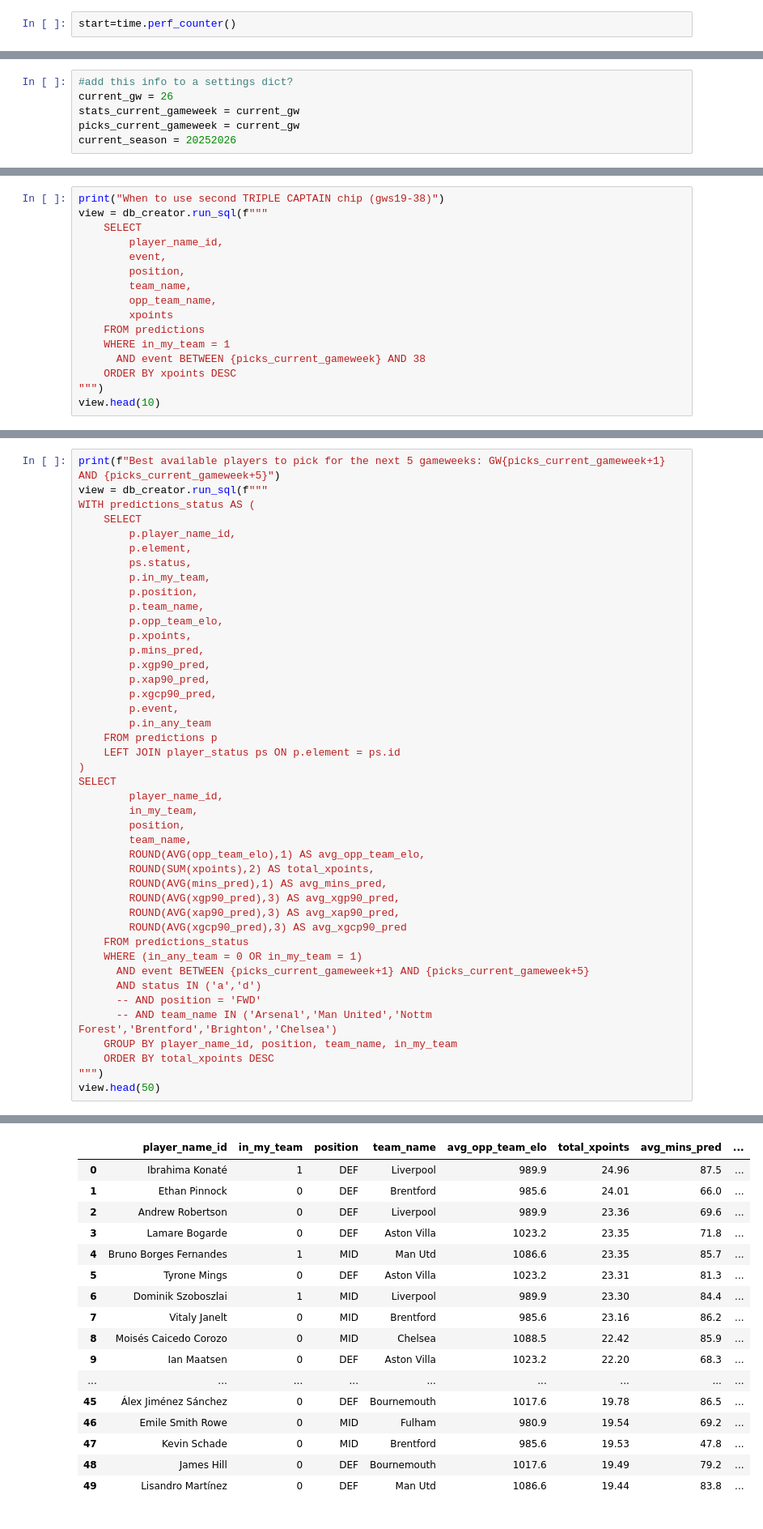
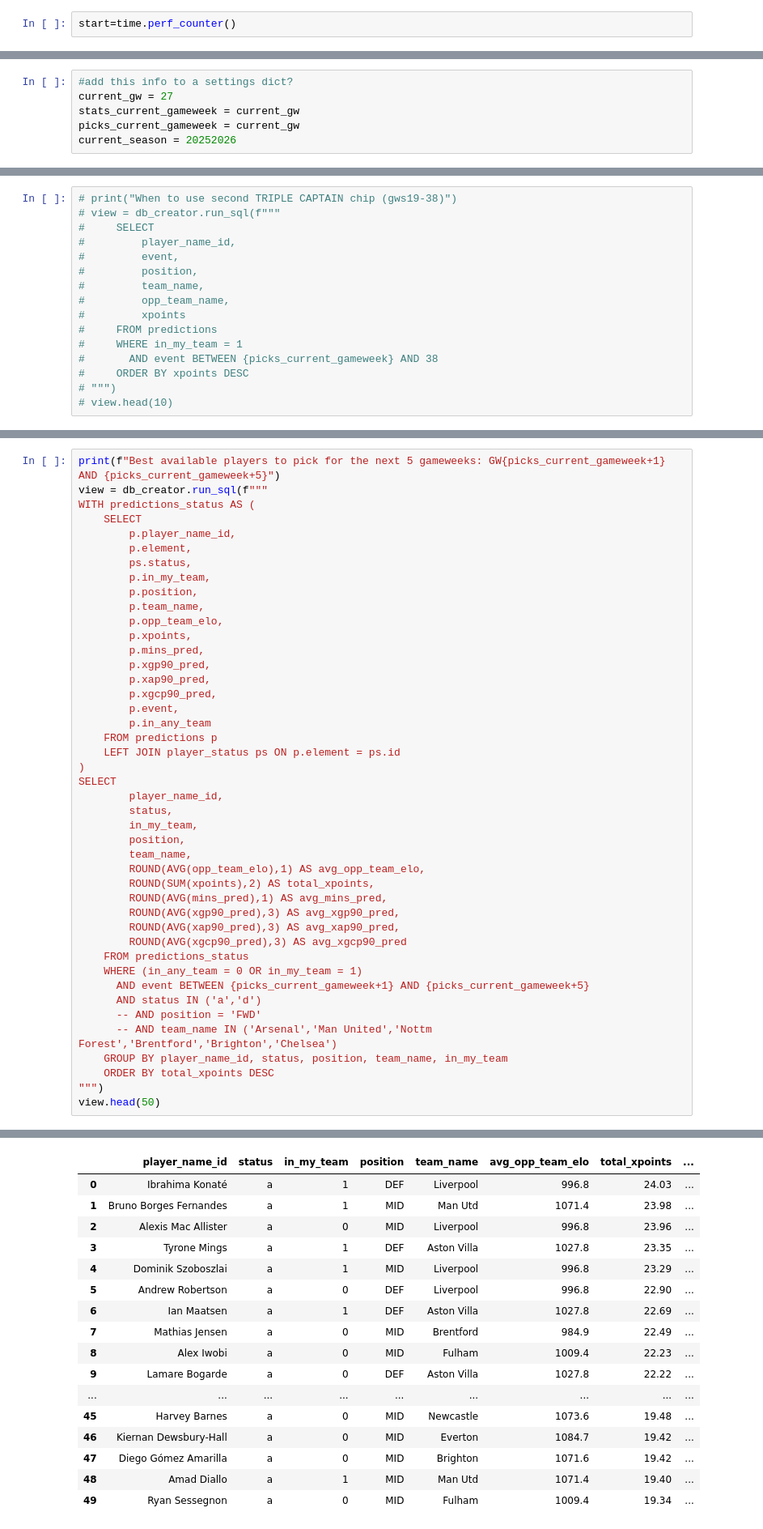
Before and after one commit to chrisimpacts/FPL-Points-Predictor, a Jupyter notebook: TRDL-Team-Analysis.ipynb, the cells around one changed output, grey strips where cells are left out. Shown at 81% size. Drawn from its saved outputs; the diff is of its cells as text.

```diff
--- a/TRDL-Team-Analysis.ipynb
+++ b/TRDL-Team-Analysis.ipynb
@@ -13,7 +13,7 @@ if __name__ == "__main__":
     fpl_engine = db_creator.get_engine_for("fpl_data_analysis")
 # %%
 #add this info to a settings dict?
-current_gw = 26
+current_gw = 27
 stats_current_gameweek = current_gw
 picks_current_gameweek = current_gw
 current_season = 20252026
@@ -148,16 +108,16 @@ Check status of available players in GW 27
 # %%
-print("When to use second TRIPLE CAPTAIN chip (gws19-38)")
-view = db_creator.run_sql(f"""
-    SELECT
-        player_name_id,
-        event,
-        position,
-        team_name,
-        opp_team_name,
-        xpoints
-    FROM predictions
-    WHERE in_my_team = 1
-      AND event BETWEEN {picks_current_gameweek} AND 38
-    ORDER BY xpoints DESC
-""")
-view.head(10)
+# print("When to use second TRIPLE CAPTAIN chip (gws19-38)")
+# view = db_creator.run_sql(f"""
+#     SELECT
+#         player_name_id,
+#         event,
+#         position,
+#         team_name,
+#         opp_team_name,
+#         xpoints
+#     FROM predictions
+#     WHERE in_my_team = 1
+#       AND event BETWEEN {picks_current_gameweek} AND 38
+#     ORDER BY xpoints DESC
+# """)
+# view.head(10)
@@ -259,6 +206,7 @@ WITH predictions_status AS (
 )
 SELECT
         player_name_id,
+        status,
         in_my_team,
         position,
         team_name,
@@ -274,7 +222,7 @@ SELECT
       AND status IN ('a','d')
       -- AND position = 'FWD'
       -- AND team_name IN ('Arsenal','Man United','Nottm Forest','Brentford','Brighton','Chelsea')
-    GROUP BY player_name_id, position, team_name, in_my_team
+    GROUP BY player_name_id, status, position, team_name, in_my_team
     ORDER BY total_xpoints DESC
 """)
 view.head(50)
@@ -283,20 +231,20 @@ Best available players to pick for the next 5 gameweeks: GW27 AND 31
-|  | player_name_id | in_my_team | position | team_name | avg_opp_team_elo | total_xpoints | avg_mins_pred | ... |
-| 0 | Ibrahima Konaté | 1 | DEF | Liverpool | 989.9 | 24.96 | 87.5 | ... |
-| 1 | Ethan Pinnock | 0 | DEF | Brentford | 985.6 | 24.01 | 66.0 | ... |
-| 2 | Andrew Robertson | 0 | DEF | Liverpool | 989.9 | 23.36 | 69.6 | ... |
-| 3 | Lamare Bogarde | 0 | DEF | Aston Villa | 1023.2 | 23.35 | 71.8 | ... |
-| 4 | Bruno Borges Fernandes | 1 | MID | Man Utd | 1086.6 | 23.35 | 85.7 | ... |
-| 5 | Tyrone Mings | 0 | DEF | Aston Villa | 1023.2 | 23.31 | 81.3 | ... |
-| 6 | Dominik Szoboszlai | 1 | MID | Liverpool | 989.9 | 23.30 | 84.4 | ... |
-| 7 | Vitaly Janelt | 0 | MID | Brentford | 985.6 | 23.16 | 86.2 | ... |
-| 8 | Moisés Caicedo Corozo | 0 | MID | Chelsea | 1088.5 | 22.42 | 85.9 | ... |
-| 9 | Ian Maatsen | 0 | DEF | Aston Villa | 1023.2 | 22.20 | 68.3 | ... |
+|  | player_name_id | status | in_my_team | position | team_name | avg_opp_team_elo | total_xpoints | ... |
+| 0 | Ibrahima Konaté | a | 1 | DEF | Liverpool | 996.8 | 24.03 | ... |
+| 1 | Bruno Borges Fernandes | a | 1 | MID | Man Utd | 1071.4 | 23.98 | ... |
+| 2 | Alexis Mac Allister | a | 0 | MID | Liverpool | 996.8 | 23.96 | ... |
+| 3 | Tyrone Mings | a | 1 | DEF | Aston Villa | 1027.8 | 23.35 | ... |
+| 4 | Dominik Szoboszlai | a | 1 | MID | Liverpool | 996.8 | 23.29 | ... |
+| 5 | Andrew Robertson | a | 0 | DEF | Liverpool | 996.8 | 22.90 | ... |
+| 6 | Ian Maatsen | a | 1 | DEF | Aston Villa | 1027.8 | 22.69 | ... |
+| 7 | Mathias Jensen | a | 0 | MID | Brentford | 984.9 | 22.49 | ... |
+| 8 | Alex Iwobi | a | 0 | MID | Fulham | 1009.4 | 22.23 | ... |
+| 9 | Lamare Bogarde | a | 0 | DEF | Aston Villa | 1027.8 | 22.22 | ... |
 | ... | ... | ... | ... | ... | ... | ... | ... | ... |
-| 45 | Álex Jiménez Sánchez | 0 | DEF | Bournemouth | 1017.6 | 19.78 | 86.5 | ... |
-| 46 | Emile Smith Rowe | 0 | MID | Fulham | 980.9 | 19.54 | 69.2 | ... |
-| 47 | Kevin Schade | 0 | MID | Brentford | 985.6 | 19.53 | 47.8 | ... |
-| 48 | James Hill | 0 | DEF | Bournemouth | 1017.6 | 19.49 | 79.2 | ... |
-| 49 | Lisandro Martínez | 0 | DEF | Man Utd | 1086.6 | 19.44 | 83.8 | ... |
+| 45 | Harvey Barnes | a | 0 | MID | Newcastle | 1073.6 | 19.48 | ... |
+| 46 | Kiernan Dewsbury-Hall | a | 0 | MID | Everton | 1084.7 | 19.42 | ... |
+| 47 | Diego Gómez Amarilla | a | 0 | MID | Brighton | 1071.6 | 19.42 | ... |
+| 48 | Amad Diallo | a | 1 | MID | Man Utd | 1071.4 | 19.40 | ... |
+| 49 | Ryan Sessegnon | a | 0 | MID | Fulham | 1009.4 | 19.34 | ... |
 # %%
 print(f"\nBest available players to replace worst in my team: {picks_current_gameweek+1} to {picks_current_gameweek+5}")
 
```
Also changed, not shown: parts of 9 cells of this notebook, 5 other files.
